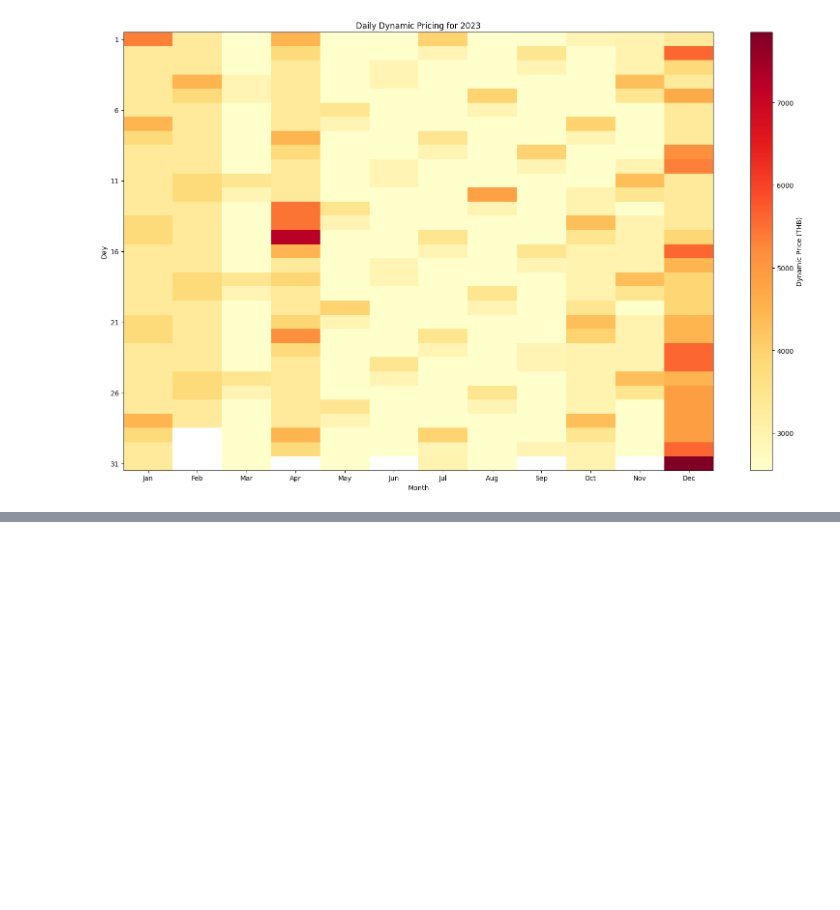
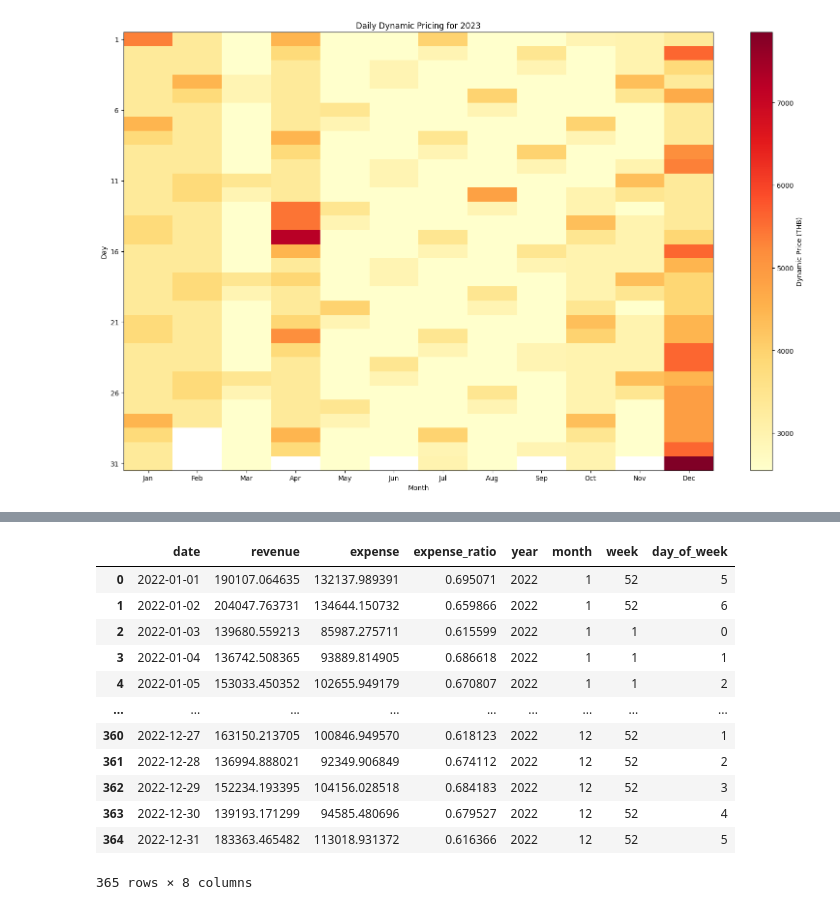
Before and after one commit to Theerat22/finotel, a Jupyter notebook: models/hotel_revenue_expense.ipynb, the cells around one changed output, grey strips where cells are left out. Saved outputs shown, nothing was run; the diff lists cells and outputs as text; code cells hidden in the pictures; blank space fills up the shorter version.

```diff
--- a/models/hotel_revenue_expense.ipynb
+++ b/models/hotel_revenue_expense.ipynb
@@ -643,37 +203,0 @@ Note: you may need to restart the kernel to use updated packages.
-# %%
-import pandas as pd
-from prophet import Prophet
-import matplotlib.pyplot as plt
-
-# อ่านข้อมูลจาก CSV
-df = pd.read_csv('booking_trend.csv')
-
-# แปลงคอลัมน์วันที่เป็น datetime
-df['date'] = pd.to_datetime(df['date'], format='%d/%m/%Y')
-
-# ตรวจสอบข้อมูล
-print(df.head())
-
-# สร้าง DataFrame ที่เหมาะสมกับ Prophet (ชื่อคอลัมน์ต้องเป็น ds (date) และ y (value))
-df_prophet = df[['date', 'booking']].rename(columns={'date': 'ds', 'booking': 'y'})
-
-# สร้างโมเดล Prophet
-model = Prophet(yearly_seasonality=True, weekly_seasonality=False, daily_seasonality=False)
-
-# ฟิตโมเดล
-model.fit(df_prophet)
-
-# ทำนายจำนวนห้องที่จองในอนาคต 12 เดือน
-future = model.make_future_dataframe(periods=12, freq='MS')  # 'MS' สำหรับเริ่มต้นที่เดือนแรกของแต่ละเดือน
-forecast = model.predict(future)
-
-# แสดงผลการทำนาย
-print("ทำนายจำนวนห้องที่จองในอนาคต 12 เดือน:")
-print(forecast[['ds', 'yhat']].tail(12))  # yhat คือการทำนาย
-
-# แสดงกราฟการทำนาย
-fig = model.plot(forecast)
-plt.title('การทำนายจำนวนห้องที่จองในอนาคต')
-plt.xlabel('เดือน')
-plt.ylabel('จำนวนห้องที่จอง')
-plt.show()
@@ -1709,0 +489,5 @@ dynamic_pricing_heatmap_2023.png - Dynamic pricing heatmap
+# %%
+def calculate_expense_ratio(df):
+    """คำนวณอัตราส่วนรายจ่ายต่อรายได้"""
+    df['expense_ratio'] = df['expense'] / df['revenue']
+    return df
@@ -1709,0 +743,16 @@ dynamic_pricing_heatmap_2023.png - Dynamic pricing heatmap
+# %%
+sample_df
+# %% [output]
+|  | date | revenue | expense | expense_ratio | year | month | week | day_of_week |
+| 0 | 2022-01-01 | 190107.064635 | 132137.989391 | 0.695071 | 2022 | 1 | 52 | 5 |
+| 1 | 2022-01-02 | 204047.763731 | 134644.150732 | 0.659866 | 2022 | 1 | 52 | 6 |
+| 2 | 2022-01-03 | 139680.559213 | 85987.275711 | 0.615599 | 2022 | 1 | 1 | 0 |
+| 3 | 2022-01-04 | 136742.508365 | 93889.814905 | 0.686618 | 2022 | 1 | 1 | 1 |
+| 4 | 2022-01-05 | 153033.450352 | 102655.949179 | 0.670807 | 2022 | 1 | 1 | 2 |
+| ... | ... | ... | ... | ... | ... | ... | ... | ... |
+| 360 | 2022-12-27 | 163150.213705 | 100846.949570 | 0.618123 | 2022 | 12 | 52 | 1 |
+| 361 | 2022-12-28 | 136994.888021 | 92349.906849 | 0.674112 | 2022 | 12 | 52 | 2 |
+| 362 | 2022-12-29 | 152234.193395 | 104156.028518 | 0.684183 | 2022 | 12 | 52 | 3 |
+| 363 | 2022-12-30 | 139193.171299 | 94585.480696 | 0.679527 | 2022 | 12 | 52 | 4 |
+| 364 | 2022-12-31 | 183363.465482 | 113018.931372 | 0.616366 | 2022 | 12 | 52 | 5 |
+365 rows × 8 columns
```
Also changed, not shown: parts of 26 cells of this notebook, 6 other files.
